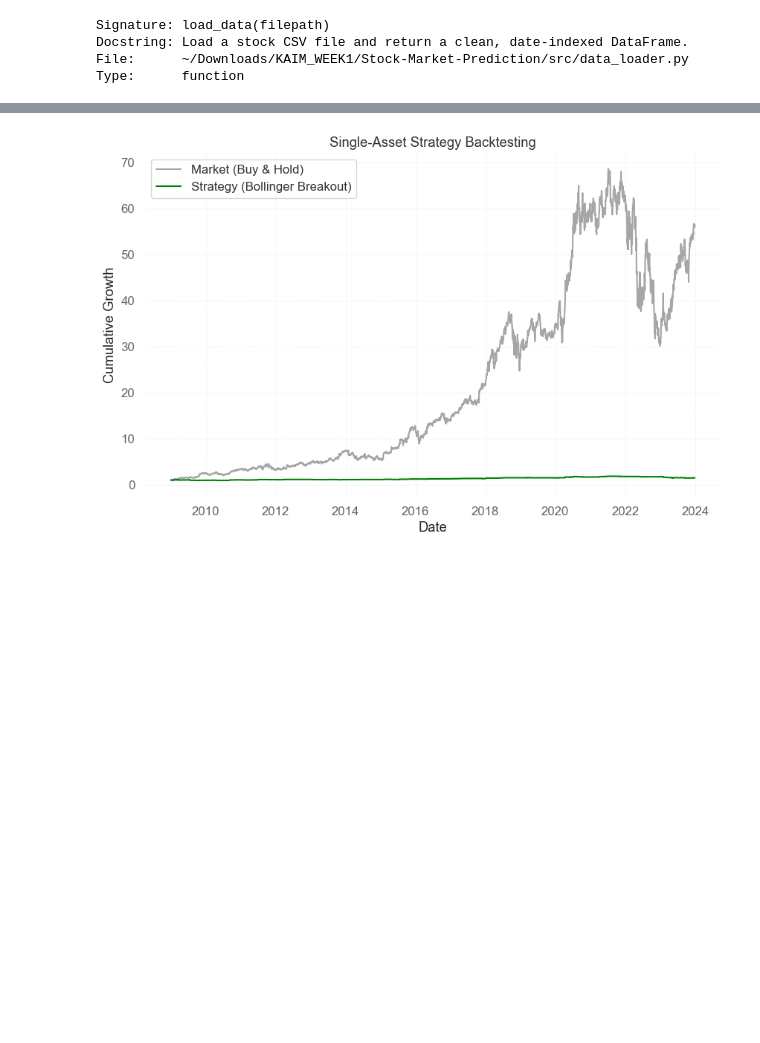
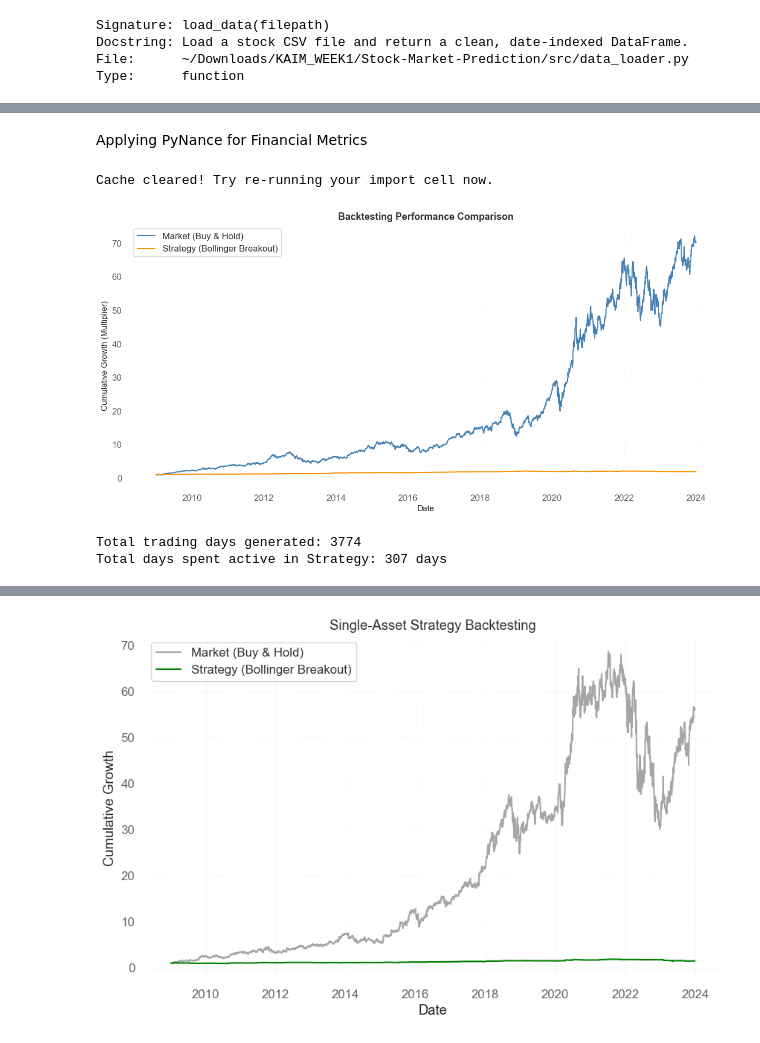
Before and after one commit to Bethelhemtekabe/Stock-Market-Prediction, a Jupyter notebook: Notebook/second.ipynb, the cells around one changed output, grey strips where cells are left out. Saved outputs shown, nothing was run; the diff lists cells and outputs as text; code cells hidden in the pictures; blank space fills up the shorter version.

```diff
--- a/Notebook/second.ipynb
+++ b/Notebook/second.ipynb
@@ -288,0 +326,13 @@ Trailing PE: 35.245464
+# %% [markdown]
+Applying PyNance for Financial Metrics
+# %%
+import sys
+import importlib
+
+# If data_loader is already stuck in Python's memory, delete it from the cache
+if 'src.data_loader' in sys.modules:
+    del sys.modules['src.data_loader']
+
+print("Cache cleared! Try re-running your import cell now.")
+# %% [output]
+Cache cleared! Try re-running your import cell now.
@@ -288,0 +344,42 @@ Trailing PE: 35.245464
+# %%
+import matplotlib.pyplot as plt
+import talib
+
+# 1. Calculate the required Bollinger Bands first to guarantee columns exist
+df['upper_band'], df['middle_band'], df['lower_band'] = talib.BBANDS(
+    df['Close'], timeperiod=20, nbdevup=2, nbdevdn=2, matype=0
+)
+
+# 2. Run the exact demo backtest calculations
+df['Returns'] = df['Close'].pct_change()
+
+# Simple Strategy: Buy when Close > Upper Band (Breakout)
+df['Signal'] = 0
+df.loc[df['Close'] > df['upper_band'], 'Signal'] = 1
+df['Strategy_Returns'] = df['Signal'].shift(1) * df['Returns']
+
+# Calculate cumulative performance
+cumulative_market = (1 + df['Returns']).cumprod()
+cumulative_strategy = (1 + df['Strategy_Returns'].fillna(0)).cumprod()
+
+# 3. Plot the performance curves clearly
+plt.figure(figsize=(12, 6))
+plt.plot(cumulative_market, label='Market (Buy & Hold)', color='steelblue', linewidth=1.5)
+plt.plot(cumulative_strategy, label='Strategy (Bollinger Breakout)', color='darkorange', linewidth=1.5)
+
+plt.title("Backtesting Performance Comparison", fontsize=13, fontweight='bold')
+plt.xlabel("Date", fontsize=11)
+plt.ylabel("Cumulative Growth (Multiplier)", fontsize=11)
+plt.grid(True, linestyle='--', alpha=0.3)
+plt.legend(loc='upper left')
+
+plt.tight_layout()
+plt.show()
+
+# Quick print verification to prove trades are firing!
+print(f"Total trading days generated: {len(df)}")
+print(f"Total days spent active in Strategy: {df['Signal'].sum()} days")
+# %% [output]
+[figure, added]
+Total trading days generated: 3774
+Total days spent active in Strategy: 307 days
```
Also changed, not shown: parts of 50 cells of this notebook.
